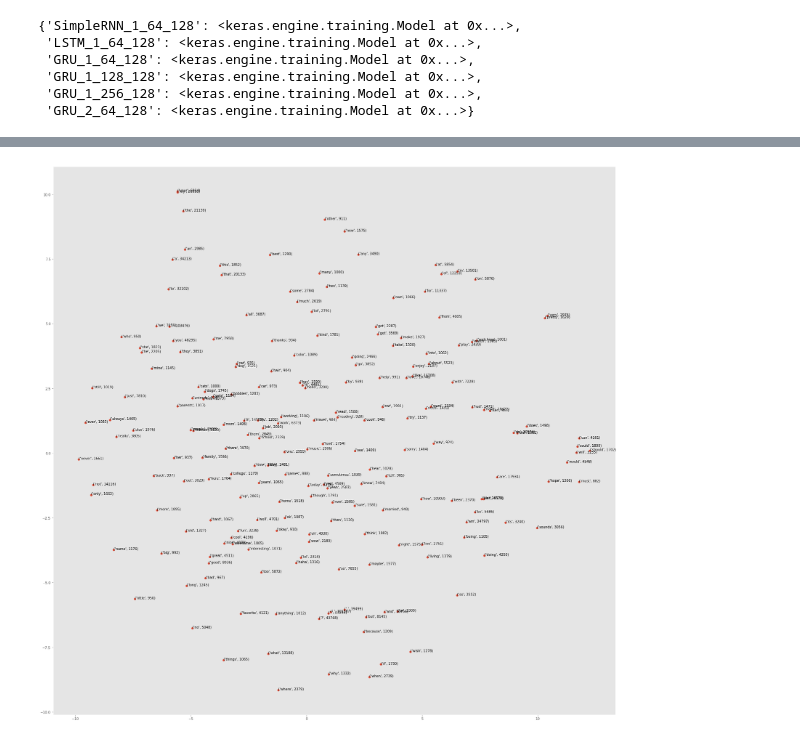
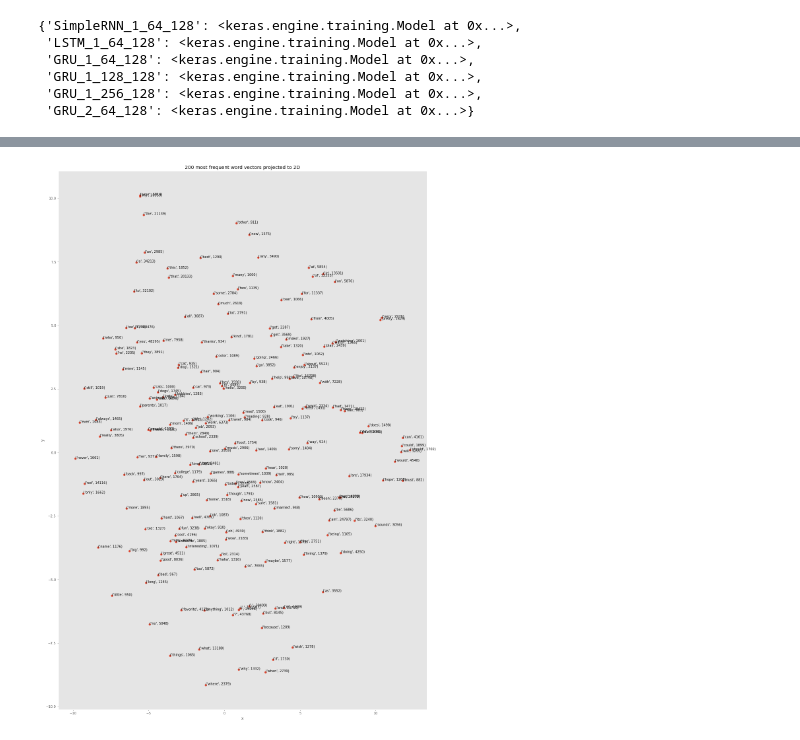
Before and after one commit to mikanikos/ANN-Chatbot, a Jupyter notebook: andrea/miniproject2_ChatBot.ipynb, the cells around one changed output, grey strips where cells are left out. Cells and saved outputs as stored; diff of their text form; code cells hidden in the pictures.

```diff
--- a/andrea/miniproject2_ChatBot.ipynb
+++ b/andrea/miniproject2_ChatBot.ipynb
@@ -896,0 +823,3 @@ def sample(preds, temperature=1.):
+# %%
+for i, t in enumerate(temperatures):
+    plot_distrs(*generated_sentences[i], t)
@@ -913,8 +850,10 @@ Here, you are asked to visualize the embedding layer.
 # %%
-top_200_words = cnt.most_common(200)
+# Selecting the top 200 words for count
+top_200_words = dictionary.most_common(200)
 l = [i[0] for i in top_200_words]
 batches = [l[i:i + 24] for i in range(0, len(l), 24)]
 
+# Creating batches for feeding the model
 batches_token = [[tokens.index(word) for word in batch] for batch in batches]
 batches_padded = pad_sequences(batches_token, maxlen-1, padding="post", truncating="post")
 # %%
@@ -928,20 +865,30 @@ embeddings = model_emb.predict(np.array(batches_padded))
 # %%
-embeddings = [i for e in embeddings for i in e][:200]
+# Selecting embeddings without padding
+model_emb_prediction = model_emb.predict(np.array(batches_padded))
+embeddings = [i for e in model_emb_prediction for i in e][:200]
 # %%
+# Use t-SNE dimensionality reduction to project the embeddings
+
 from sklearn.manifold import TSNE
 tsne = TSNE(n_components=2, random_state=0)
 
 embs = tsne.fit_transform(embeddings)
-x_coords = embs[:, 0]
-y_coords = embs[:, 1]
+
+# Get values for x and y coordinates
+x_values = embs[:, 0]
+y_values = embs[:, 1]
 # %%
-plt.figure(figsize=(30,30))
-plt.scatter(x_coords, y_coords)
-for label, x, y in zip(top_200_words, x_coords, y_coords):
+# Plot with labels
+
+plt.figure(figsize=(20,30))
+plt.title("200 most frequent word vectors projected to 2D")
+plt.xlabel("x")
+plt.ylabel("y")
+plt.scatter(x_values, y_values)
+for label, x, y in zip(top_200_words, x_values, y_values):
     plt.annotate(label, xy=(x, y), xytext=(0, 0), textcoords='offset points')
-plt.savefig("emb_viz.png")
 # %% [output]
-[figure, old version]
+[figure, new version]
 # %% [markdown]
 ## Chatbot
 
```
Also changed, not shown: parts of 55 cells of this notebook.
